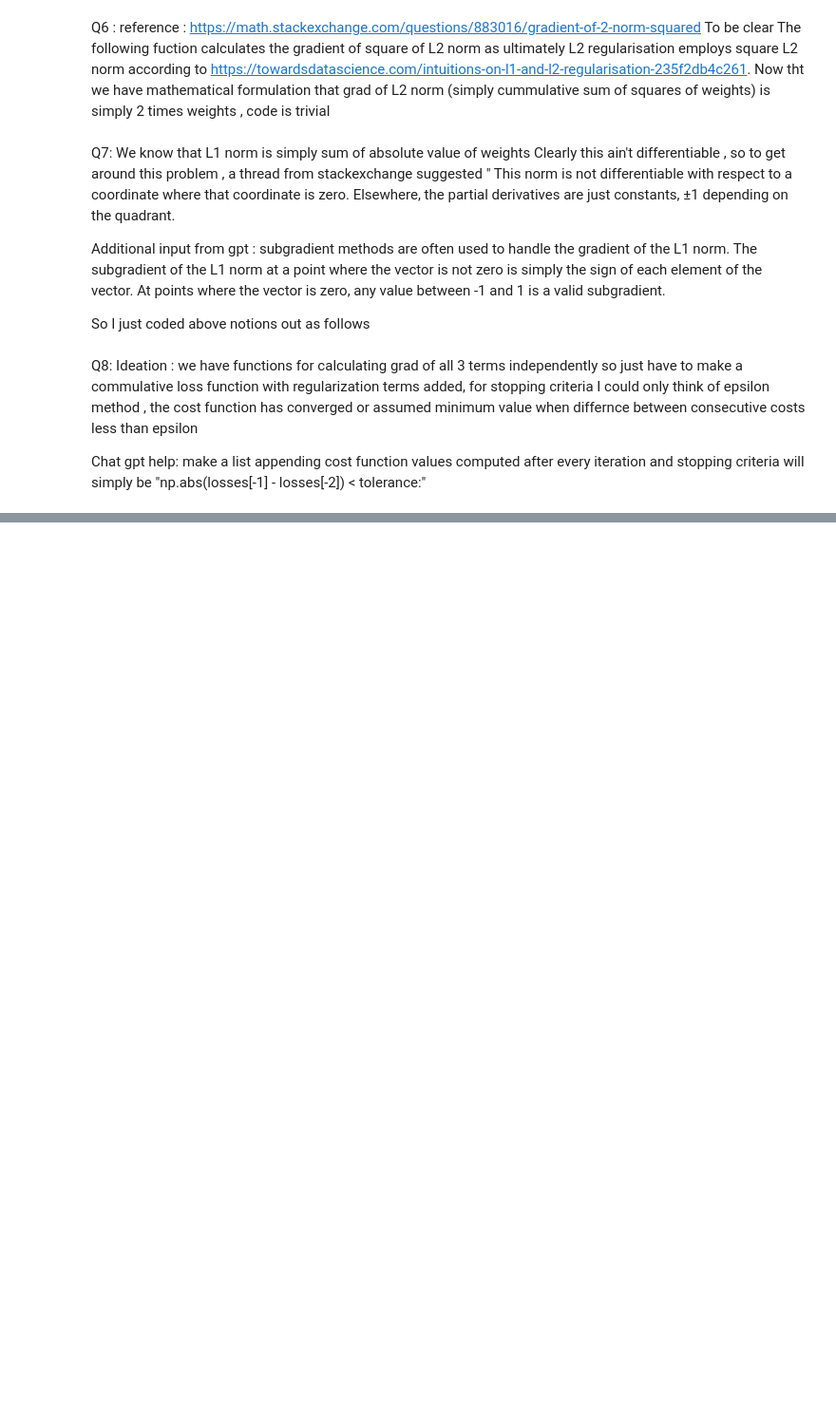
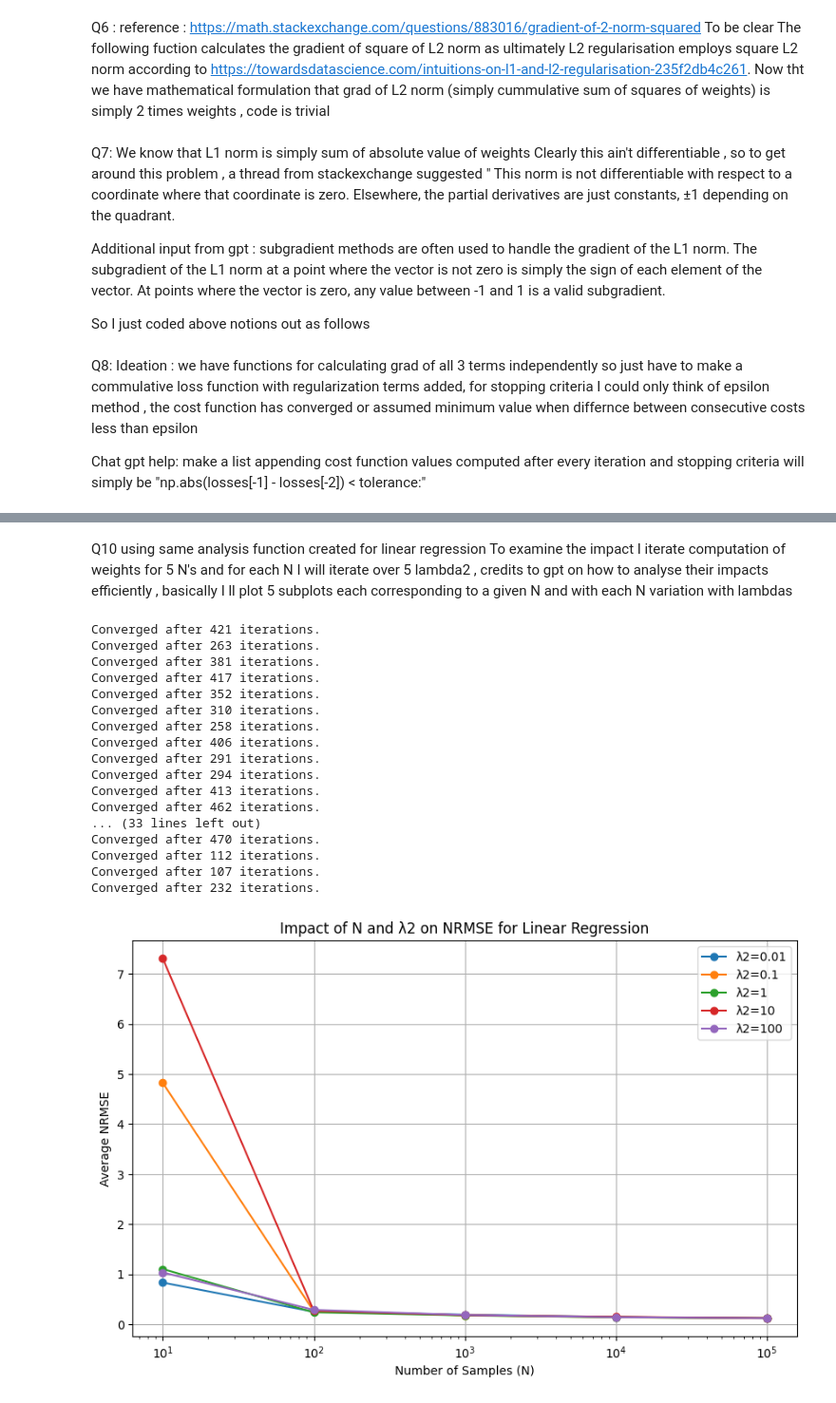
Before and after one commit to prachitgupta/ML_Algorithms, a Jupyter notebook: assignment/assignment1.ipynb, the cells around one changed output, grey strips where cells are left out. Shown at 95% size. Cells and saved outputs as stored; diff of their text form; code cells hidden in the pictures; blank space fills up the shorter version.

Commit message:
linear regression done

```diff
--- a/assignment/assignment1.ipynb
+++ b/assignment/assignment1.ipynb
@@ -228,0 +336,3 @@ Q9:
+# %% [markdown]
+Q10  using same analysis function created for linear regression
+To examine the impact I iterate computation of weights for 5 N's and for each N I will iterate over 5 lambda2  , credits to gpt on how to analyse their impacts efficiently , basically I ll plot 5 subplots each corresponding to a given N and with each N variation with lambdas
@@ -228,0 +391,50 @@ Q9:
+# %%
+## Q 10 analysis
+##sent different sample size
+NValues = [10**n for n in range(1,6)]  # Noise variance
+##optimal variance from 9th part
+sigma  = 9
+D = 2  ## no of features
+## learning rate  (asked chat gpt what should it be can always improvise)
+learning_rate = 0.01
+## no of iterations
+Iterations = 1000
+##Lamdas for regularization
+lambda1Values = [0.1] ##arbitary effect not analysedd
+lambda2Values = [0.01, 0.1 , 1, 10 ,100]
+# perform analysis
+Values = analysisRegularization(sigma, N,lambda1Values,lambda2Values, Iterations, learning_rate, D)
+
+# credit to this plotting idea goes to gemini
+# basically iterate through every row of Values matrix each row corresponds to distribution
+## -- against alpha2's for given N
+plt.figure(figsize=(10, 6))
+for i in range(len(lambda2Values)):
+    plt.plot(NValues, [row[i] for row in Values], marker='o', label=f'λ2={lambda2Values[i]}') ## asked gemini
+plt.xlabel('Number of Samples (N)')
+plt.ylabel('Average NRMSE')
+plt.title('Impact of N and λ2 on NRMSE for Linear Regression')
+plt.legend()
+plt.grid(True)
+## using log scale
+plt.xscale('log')
+plt.show()
+# %% [output]
+Converged after 421 iterations.
+Converged after 263 iterations.
+Converged after 381 iterations.
+Converged after 417 iterations.
+Converged after 352 iterations.
+Converged after 310 iterations.
+Converged after 258 iterations.
+Converged after 406 iterations.
+Converged after 291 iterations.
+Converged after 294 iterations.
+Converged after 413 iterations.
+Converged after 462 iterations.
+... (33 lines left out)
+Converged after 470 iterations.
+Converged after 112 iterations.
+Converged after 107 iterations.
+Converged after 232 iterations.
+[figure, added]
```
Also changed, not shown: parts of 16 cells of this notebook.
